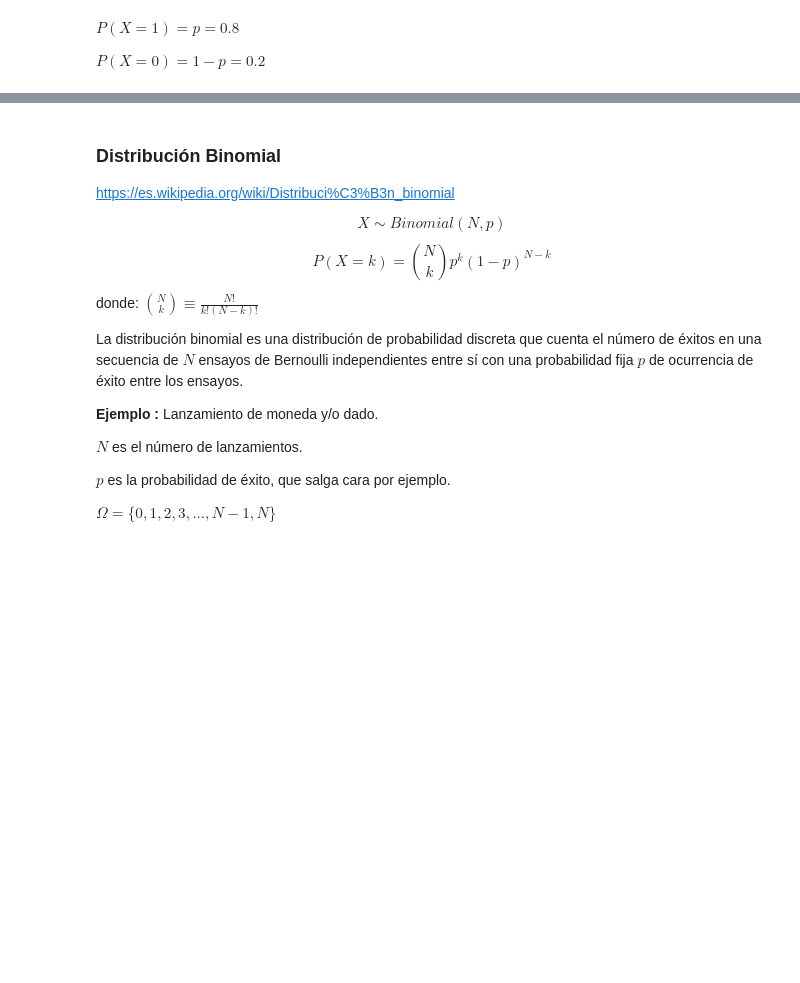
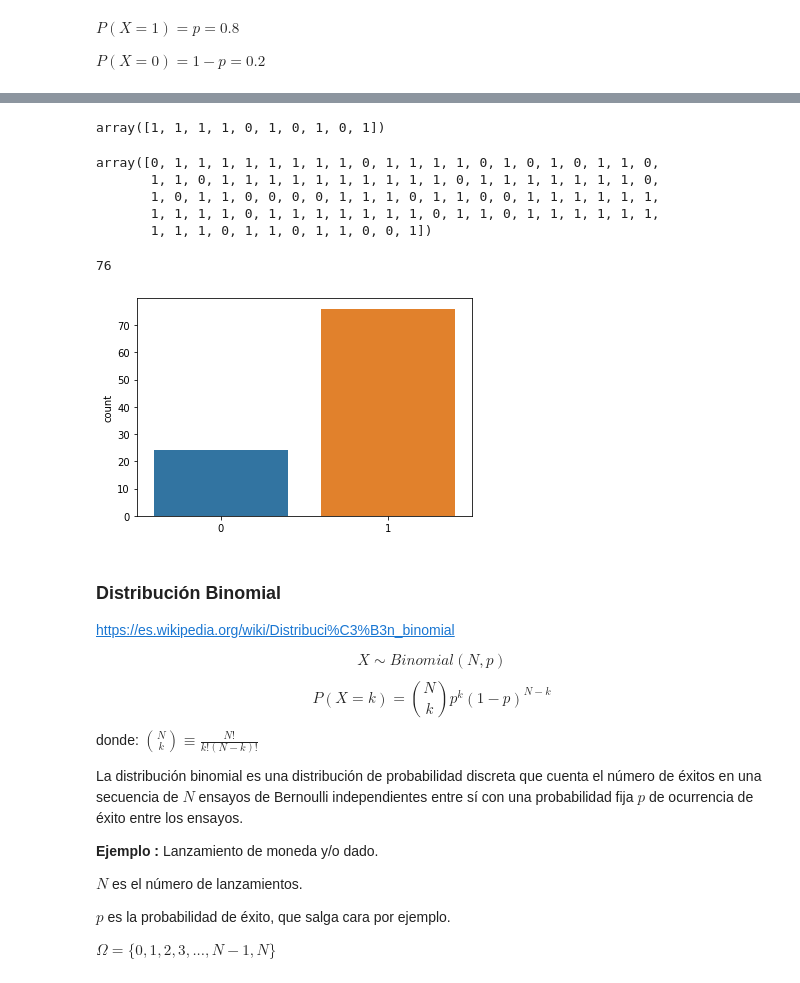
Before and after one commit to Ironhack-Data-Madrid-Mayo-2022/apuntes_clase, a Jupyter notebook: semana_6/1.2 - Distribuciones Discretas.ipynb, the cells around one changed output, grey strips where cells are left out. Saved outputs shown, nothing was run; the diff lists cells and outputs as text; code cells hidden in the pictures; blank space fills up the shorter version.

```diff
--- a/semana_6/1.2 - Distribuciones Discretas.ipynb
+++ b/semana_6/1.2 - Distribuciones Discretas.ipynb
@@ -25,6 +25,8 @@ Se basa en el experiemento de Bernoulli. Solo tiene dos posibles resultados, con
 $\Omega = \{0, 1\}$  Espacio muestral, pensando en cara-cruz.
 
 Llamamos $p$ a la probabilidad de éxito, que salga cara por ejemplo.
+# %%
+p=0.8
 # %% [markdown]
 $P(X=1)=p=0.8$
 
@@ -31,0 +36,2 @@ $P(X=0)=1-p=0.2$
+# %%
+jacob_b = bernoulli(p)
@@ -32,3 +58,27 @@ $P(X=0)=1-p=0.2$
+# %%
+jacob_b.rvs(size=10)     # rvs=random variable sample, m.a.s.=muestra aleatoria simple
+# %% [output]
+array([1, 1, 1, 1, 0, 1, 0, 1, 0, 1])
+# %%
+muestra=jacob_b.rvs(size=100)
+
+muestra
+# %% [output]
+array([0, 1, 1, 1, 1, 1, 1, 1, 1, 0, 1, 1, 1, 1, 0, 1, 0, 1, 0, 1, 1, 0,
+       1, 1, 0, 1, 1, 1, 1, 1, 1, 1, 1, 1, 1, 0, 1, 1, 1, 1, 1, 1, 1, 0,
+       1, 0, 1, 1, 0, 0, 0, 0, 1, 1, 1, 0, 1, 1, 0, 0, 1, 1, 1, 1, 1, 1,
+       1, 1, 1, 1, 0, 1, 1, 1, 1, 1, 1, 1, 0, 1, 1, 0, 1, 1, 1, 1, 1, 1,
+       1, 1, 1, 0, 1, 1, 0, 1, 1, 0, 0, 1])
+# %%
+sum(muestra)
+# %% [output]
+76
+# %%
+import seaborn as sns
+
+sns.countplot(x=muestra);
+# %% [output]
+[figure, added]
 # %% [markdown]
 ### Distribución Binomial
 
```
Also changed, not shown: parts of 37 cells of this notebook.
